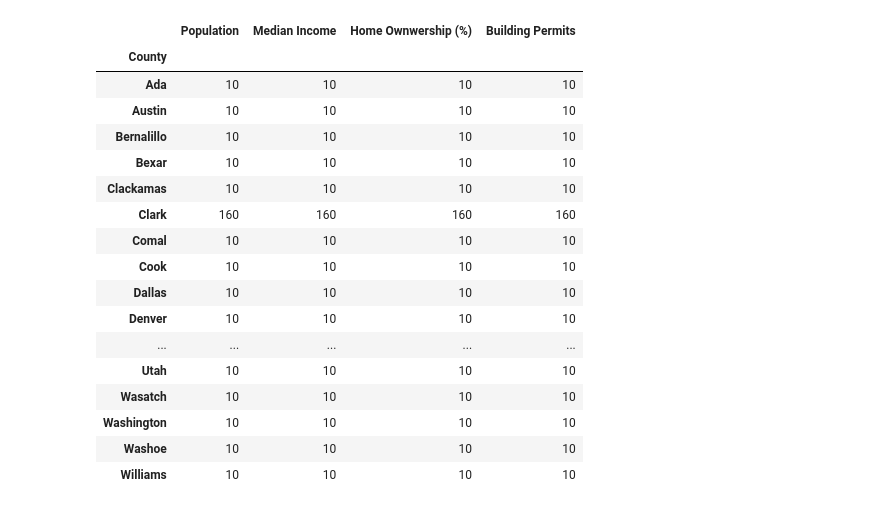
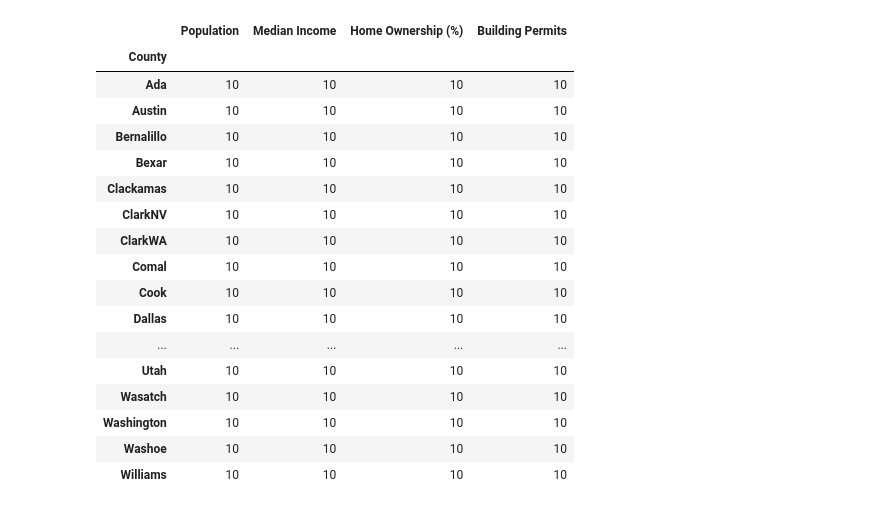
Before and after one commit to rls1316/project-one, a Jupyter notebook: Data_Cleaning.ipynb, the cells around one changed output. Saved outputs shown, nothing was run; the diff lists cells and outputs as text; code cells hidden in the pictures.

```diff
--- a/Data_Cleaning.ipynb
+++ b/Data_Cleaning.ipynb
@@ -37,4 +36,0 @@ ownership_df
-# %%
-# drop NaN columns in home ownership data
-ownership_df = ownership_df.drop(columns=["Unnamed: 5","Unnamed: 6","Unnamed: 7","Unnamed: 8"])
-ownership_df.head(15)
@@ -220,19 +199,19 @@ means
 # %%
-count = df3[["Population", "Median Income", "Home Ownwership (%)", "Building Permits", "County"]].groupby(["County"]).count()
+count = df3[["Population", "Median Income", "Home Ownership (%)", "Building Permits", "County"]].groupby(["County"]).count()
 count
 # %% [output]
-|  | Population | Median Income | Home Ownwership (%) | Building Permits |
+|  | Population | Median Income | Home Ownership (%) | Building Permits |
 | County |  |  |  |  |
 | Ada | 10 | 10 | 10 | 10 |
 | Austin | 10 | 10 | 10 | 10 |
 | Bernalillo | 10 | 10 | 10 | 10 |
 | Bexar | 10 | 10 | 10 | 10 |
 | Clackamas | 10 | 10 | 10 | 10 |
-| Clark | 160 | 160 | 160 | 160 |
+| ClarkNV | 10 | 10 | 10 | 10 |
+| ClarkWA | 10 | 10 | 10 | 10 |
 | Comal | 10 | 10 | 10 | 10 |
 | Cook | 10 | 10 | 10 | 10 |
 | Dallas | 10 | 10 | 10 | 10 |
-| Denver | 10 | 10 | 10 | 10 |
 | ... | ... | ... | ... | ... |
 | Utah | 10 | 10 | 10 | 10 |
 | Wasatch | 10 | 10 | 10 | 10 |
```
Also changed, not shown: parts of 14 cells of this notebook, 4 other files.
